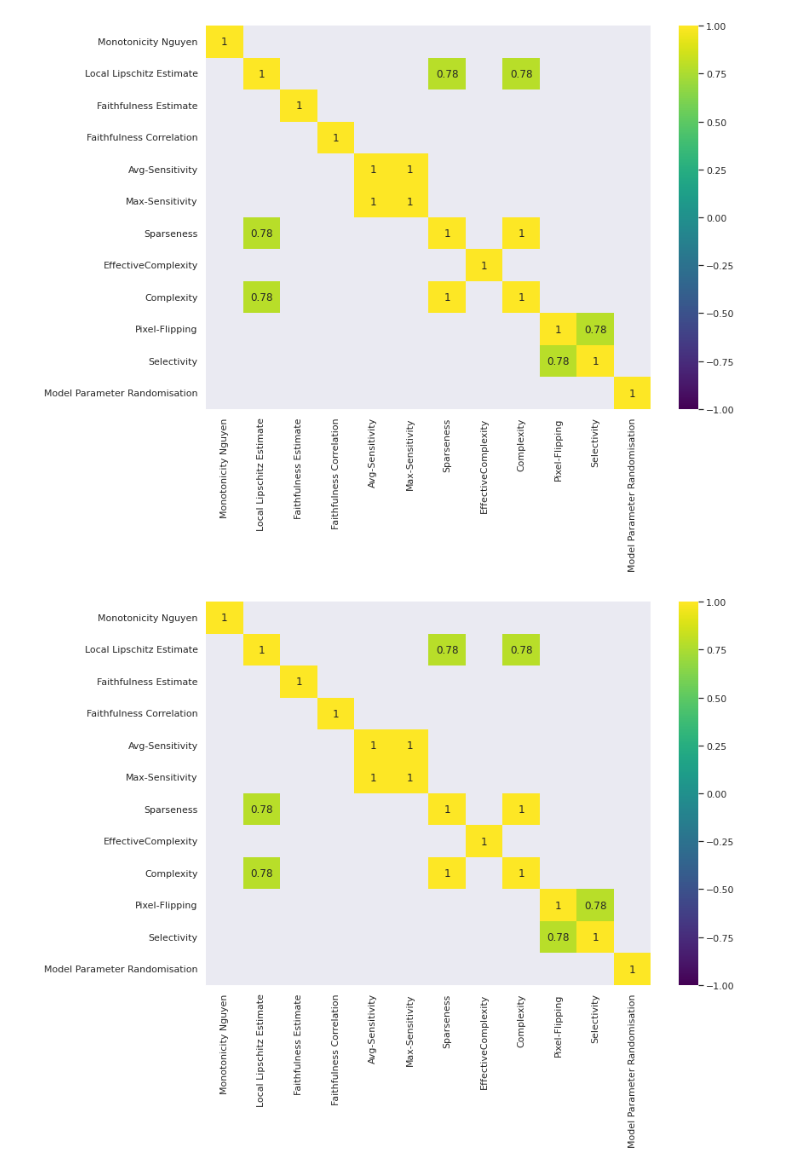
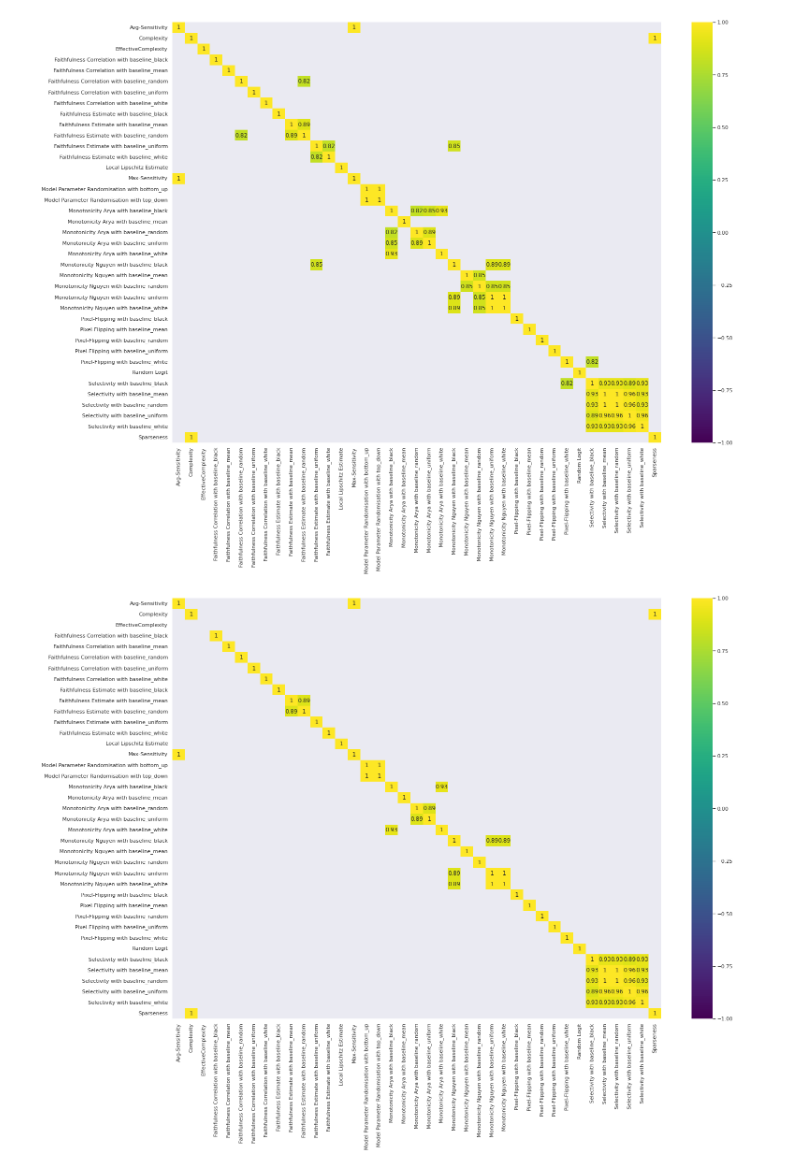
Before and after one commit to multitel-ai/Evaluation-XAI-Metrics-GD6-TRAIL, a Jupyter notebook: XAI_analysis_correlations_rank_aggreg.ipynb, the cells around one changed output. Cells and saved outputs as stored; diff of their text form; code cells hidden in the pictures.

```diff
--- a/XAI_analysis_correlations_rank_aggreg.ipynb
+++ b/XAI_analysis_correlations_rank_aggreg.ipynb
@@ -147,10 +189,10 @@ df_ranks
 tau_values = []
 p_values = []
 
-for metric_a in metrics:
+for metric_a in metrics_with_baselines:
     current_tau_values = []
     current_p_values = []
-    for metric_b in metrics:
+    for metric_b in metrics_with_baselines:
         tau, p_value = stats.kendalltau(dico_ranks[metric_a], dico_ranks[metric_b])
         current_tau_values.append(tau)
         current_p_values.append(p_value)
@@ -177,23 +225,24 @@ plt.show()
 # %%
 # Correlation Matrix with only significative values (Bonferroni Correction)
 p_threshold = 0.05 / len(metrics) ** 2
 p_values_mask = []
 for sublist in p_values:
     p_values_mask.append([p_value > p_threshold for p_value in sublist])
 
 p_values_mask = np.array(p_values_mask)
 
 sn.heatmap(tau_values,
            annot=True,
            vmin=-1,
            vmax=1,
-           xticklabels=metrics,
-           yticklabels=metrics,
+           xticklabels=metrics_with_baselines,
+           yticklabels=metrics_with_baselines,
            mask=p_values_mask,
            cmap='viridis')
+plt.savefig('./results/corr_matrix_rank_aggreg_bonferroni_corr.png')
 plt.show()
 # %% [output]
-[figure, old version]
+[figure, new version]
 # %%
 # Correlation Matrix with only significative values (Holm Correction)
 from statsmodels.stats.multitest import multipletests
@@ -207,10 +256,11 @@ sn.heatmap(tau_values,
            annot=True,
            vmin=-1,
            vmax=1,
-           xticklabels=metrics,
-           yticklabels=metrics,
-           mask=np.invert(reject).reshape((12,12)),
+           xticklabels=metrics_with_baselines,
+           yticklabels=metrics_with_baselines,
+           mask=np.invert(reject).reshape((len(metrics_with_baselines),len(metrics_with_baselines))),
            cmap='viridis')
+plt.savefig('./results/corr_matrix_rank_aggreg_holm_corr.png')
 plt.show()
 # %% [output]
-[figure, old version]
+[figure, new version]
```
Also changed, not shown: parts of 7 cells of this notebook, 7 other files.
